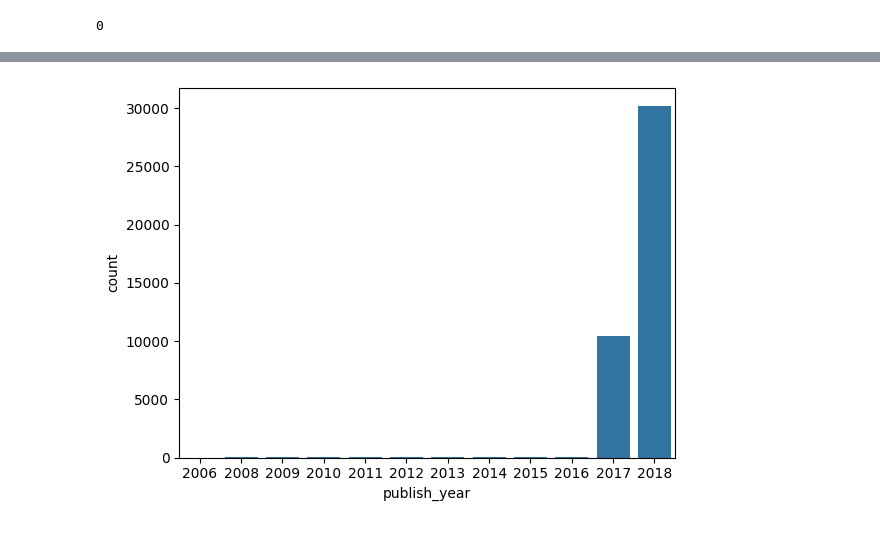
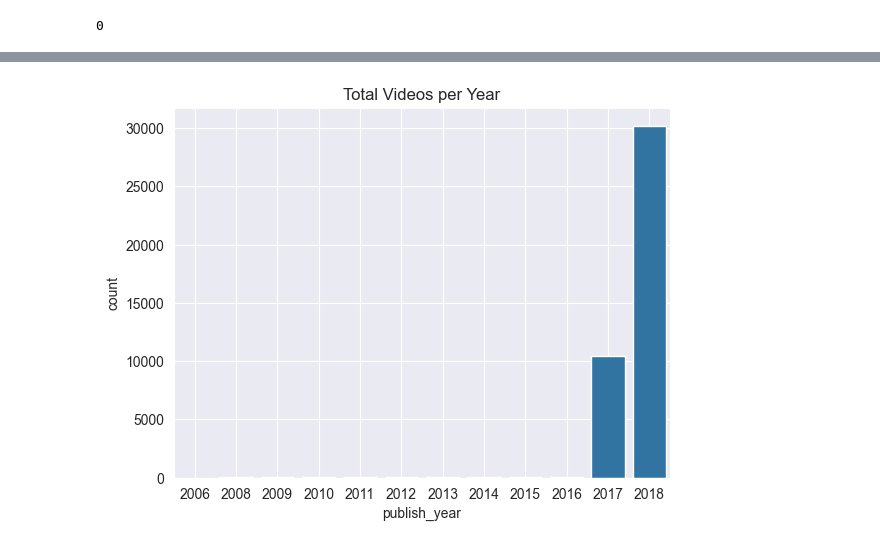
Before and after one commit to ShiwangitaSingh/Data-Science-with-Python-, a Jupyter notebook: Task-4 Exploratory Data Analysis/Task_4.ipynb, the cells around one changed output, grey strips where cells are left out. Saved outputs shown, nothing was run; the diff lists cells and outputs as text; code cells hidden in the pictures.

```diff
--- a/Task-4 Exploratory Data Analysis/Task_4.ipynb
+++ b/Task-4 Exploratory Data Analysis/Task_4.ipynb
@@ -232,7 +232,10 @@ df.head()
 | 3 | puqaWrEC7tY | 2017-11-14 | Nickelback Lyrics: Real or Fake? | Good Mythical Morning | 24 | 2017-11-13 11:00:04+00:00 | rhett and link|"gmm"|"good mythic... | 343168 | 10172 | ... |
 | 4 | d380meD0W0M | 2017-11-14 | I Dare You: GOING BALD!? | nigahiga | 24 | 2017-11-12 18:01:41+00:00 | ryan|"higa"|"higatv"|"nigahiga"|"... | 2095731 | 132235 | ... |
 # %%
+sns.set_style('dark')
 sns.countplot(df, x = 'publish_year')
+plt.grid(True)
+plt.title('Total Videos per Year')
 plt.show()
 # %% [output]
-[figure, old version]
+[figure, new version]
```
Also changed, not shown: parts of 6 cells of this notebook.
